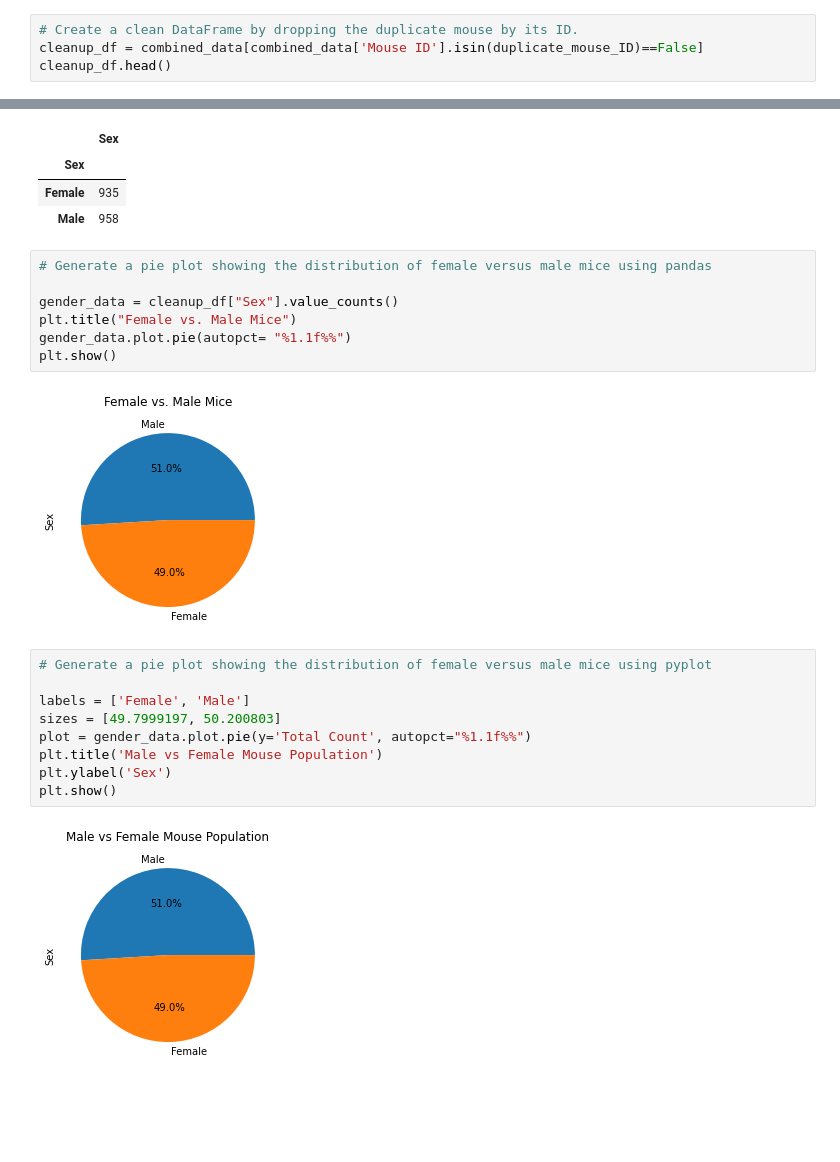
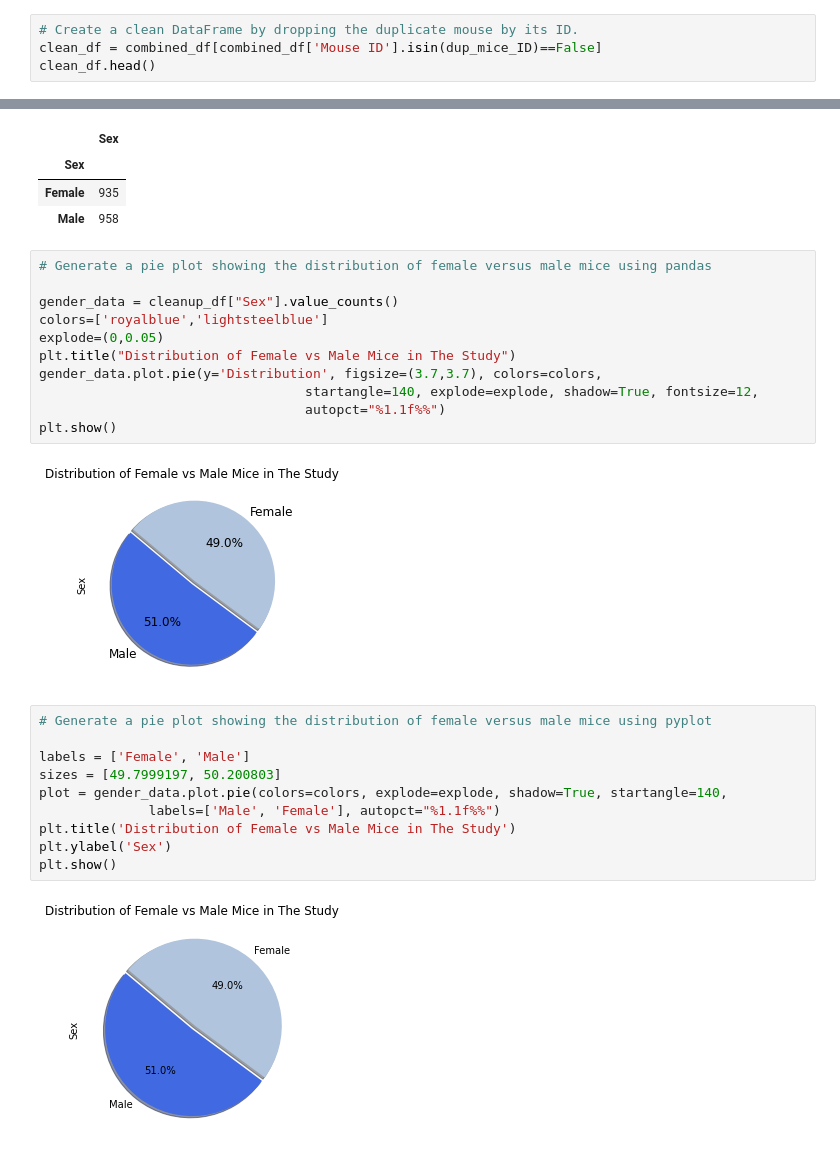
Before and after one commit to longhorn2000/Matplotlib_Homework, a Jupyter notebook: pymaceuticals.ipynb, the cells around one changed output, grey strips where cells are left out. Cells and saved outputs as stored; diff of their text form; blank space fills up the shorter version.

```diff
--- a/pymaceuticals.ipynb
+++ b/pymaceuticals.ipynb
@@ -74,8 +77,8 @@ duplicate_mouse_df
 | 920 | g989 | Propriva | Female | 21 | 26 | 35 | 62.570880 | ... |
 # %%
 # Create a clean DataFrame by dropping the duplicate mouse by its ID.
-cleanup_df = combined_data[combined_data['Mouse ID'].isin(duplicate_mouse_ID)==False]
-cleanup_df.head()
+clean_df = combined_df[combined_df['Mouse ID'].isin(dup_mice_ID)==False]
+clean_df.head()
 # %% [output]
 |  | Mouse ID | Drug Regimen | Sex | Age_months | Weight (g) | Timepoint | Tumor Volume (mm3) | ... |
 | 0 | k403 | Ramicane | Male | 21 | 16 | 0 | 45.000000 | ... |
@@ -202,20 +211,25 @@ gender_group_count.head()
 # %%
 # Generate a pie plot showing the distribution of female versus male mice using pandas
 
 gender_data = cleanup_df["Sex"].value_counts()
-plt.title("Female vs. Male Mice")
-gender_data.plot.pie(autopct= "%1.1f%%")
+colors=['royalblue','lightsteelblue']
+explode=(0,0.05)
+plt.title("Distribution of Female vs Male Mice in The Study")
+gender_data.plot.pie(y='Distribution', figsize=(3.7,3.7), colors=colors,
+                                  startangle=140, explode=explode, shadow=True, fontsize=12,
+                                  autopct="%1.1f%%")
 plt.show()
 # %% [output]
-[figure, old version]
+[figure, new version]
 # %%
 # Generate a pie plot showing the distribution of female versus male mice using pyplot
 
 labels = ['Female', 'Male']
 sizes = [49.7999197, 50.200803]
-plot = gender_data.plot.pie(y='Total Count', autopct="%1.1f%%")
-plt.title('Male vs Female Mouse Population')
+plot = gender_data.plot.pie(colors=colors, explode=explode, shadow=True, startangle=140,
+              labels=['Male', 'Female'], autopct="%1.1f%%")
+plt.title('Distribution of Female vs Male Mice in The Study')
 plt.ylabel('Sex')
 plt.show()
 # %% [output]
-[figure, old version]
+[figure, new version]
```
Also changed, not shown: parts of 12 cells of this notebook.
